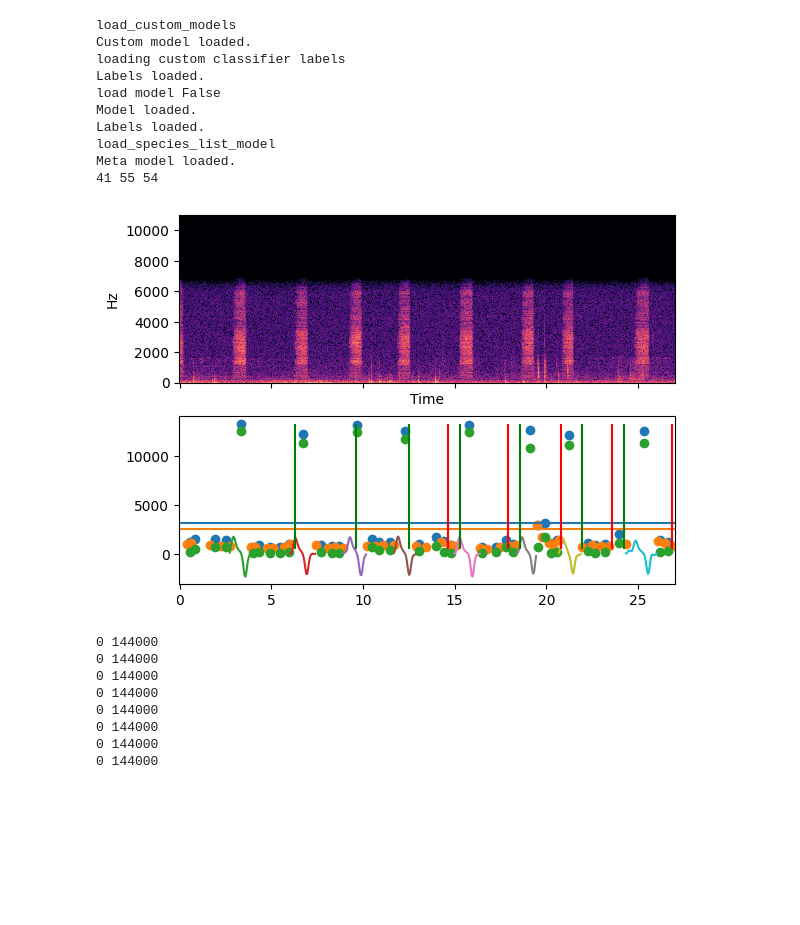
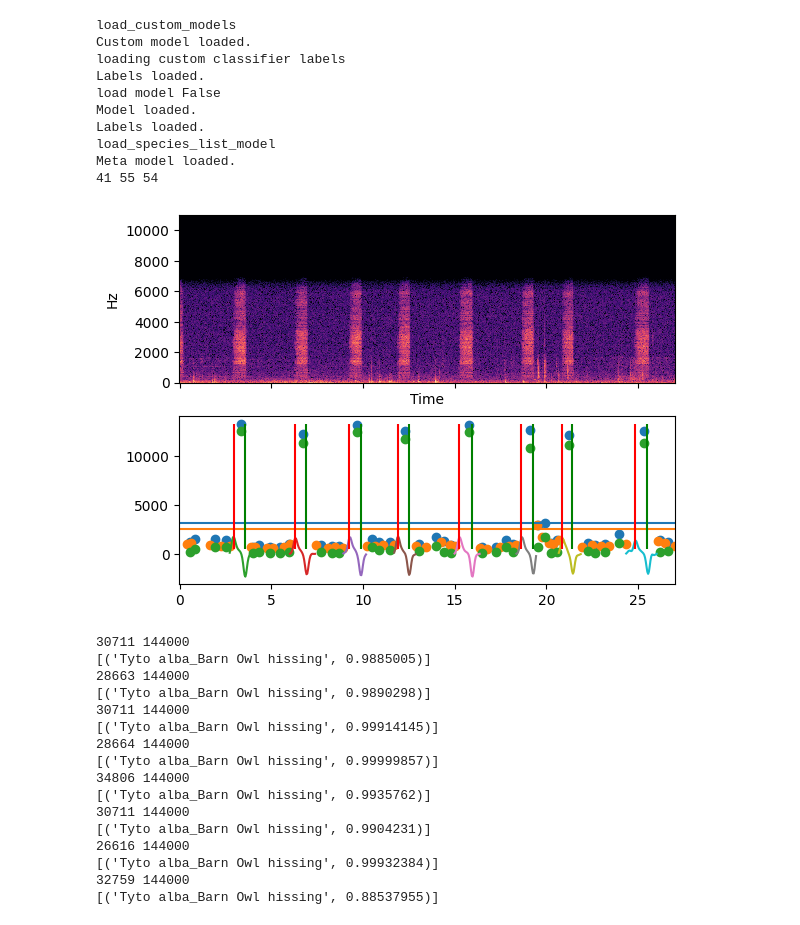
Before and after one commit to plaf2000/tytalb, a Jupyter notebook: analyze_subchunks.ipynb, the cells around one changed output. Cells and saved outputs as stored; diff of their text form; code cells hidden in the pictures; blank space fills up the shorter version.

Commit message:
Added margin.

```diff
--- a/analyze_subchunks.ipynb
+++ b/analyze_subchunks.ipynb
@@ -13,6 +13,7 @@ af_path = r"c:\Users\plaf\Music\ALAN_training\audiofiles\87_MuristHautDing_20230
 dur = 27
 dur_birdnet = 3
 subseg_dur = .75
+margin = .1
 tstart = 2000
 
 y, sr = librosa.load(af_path, sr=48000, mono=True, res_type="kaiser_fast", offset = tstart, duration=dur)
@@ -131,8 +132,8 @@ px_to_sample = len(y) / len(conv)
 # sample_end_i = np.flatnonzero(sample_end_mask)
 
 
-subseg_starts = ((sample_start_i) * px_to_sample).astype(np.int64)
-subseg_ends =  ((sample_end_i) * px_to_sample).astype(np.int64)
+subseg_starts = ((sample_start_i) * px_to_sample - margin * sr).astype(np.int64)
+subseg_ends =  ((sample_end_i) * px_to_sample + margin * sr).astype(np.int64)
 
 
 
@@ -172,39 +173,47 @@ for ss, se in zip(subseg_starts, subseg_ends):
     # Filter by recording.minimum_confidence so not to needlessly store full 8K array for each chunk.
     conf_thresh = .1
     p_sorted = [i for i in p_sorted if i[1] >= conf_thresh]
     if p_sorted:
         print(p_sorted)
         valid_starts.append(ss)
         valid_ends.append(se)
 
 fig, ax = plt.subplots(nrows=2, sharex=True)
 times_spec = np.linspace(0, dur, spec.shape[1])
 librosa.display.specshow(spec, x_coords = times_spec, x_axis='time', y_axis='linear', ax=ax[0])
 
 l = len(y)
 times_plot = np.linspace(0, dur, l)
 plt.plot(times_plot, y)
 plt.vlines(times_plot[valid_starts], y.min(), y.max(), colors="red")
 # plt.vlines(100, y.min(), y.max(), colors="red")
 plt.vlines(times_plot[valid_ends], y.min(), y.max(), colors="green")
 plt.show()
 # %% [output]
 load_custom_models
 Custom model loaded.
 loading custom classifier labels
 Labels loaded.
 load model False
 Model loaded.
 Labels loaded.
 load_species_list_model
 Meta model loaded.
 41 55 54
-[figure, old version]
+[figure, new version]
-0 144000
-0 144000
-0 144000
-0 144000
-0 144000
-0 144000
-0 144000
-0 144000
+30711 144000
+[('Tyto alba_Barn Owl hissing', 0.9885005)]
+28663 144000
+[('Tyto alba_Barn Owl hissing', 0.9890298)]
+30711 144000
+[('Tyto alba_Barn Owl hissing', 0.99914145)]
+28664 144000
+[('Tyto alba_Barn Owl hissing', 0.99999857)]
+34806 144000
+[('Tyto alba_Barn Owl hissing', 0.9935762)]
+30711 144000
+[('Tyto alba_Barn Owl hissing', 0.9904231)]
+26616 144000
+[('Tyto alba_Barn Owl hissing', 0.99932384)]
+32759 144000
+[('Tyto alba_Barn Owl hissing', 0.88537955)]
```
Also changed, not shown: parts of 1 cell of this notebook.
